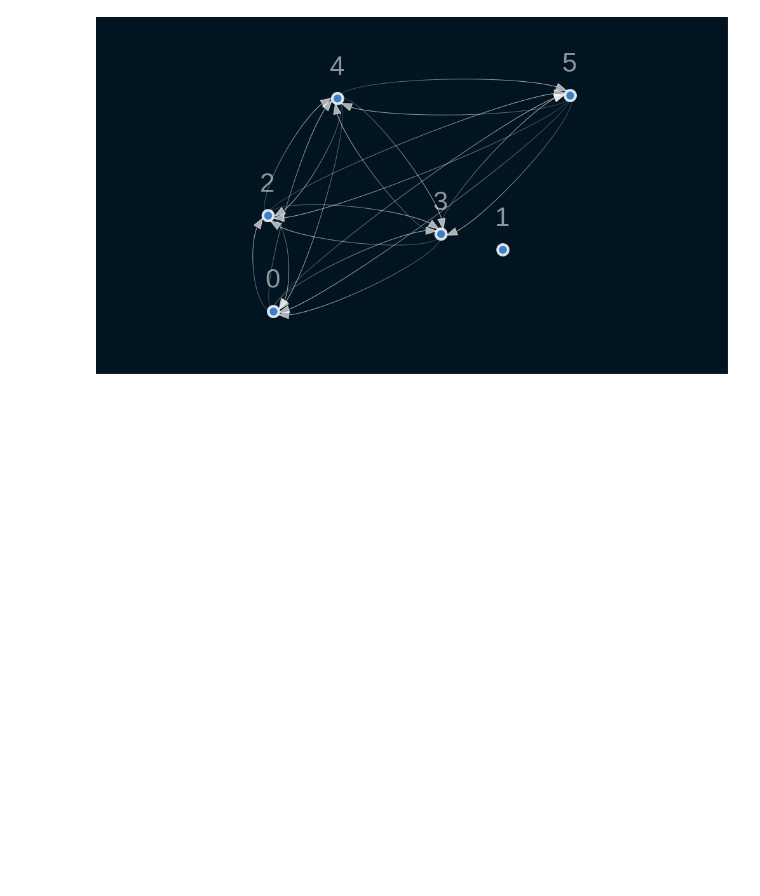
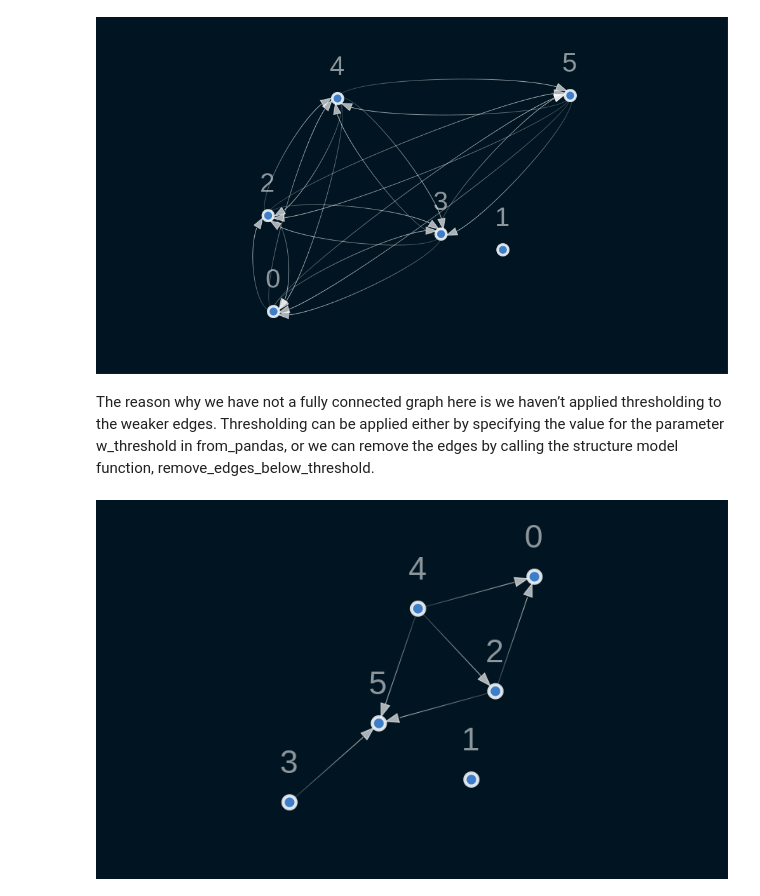
Before and after one commit to yonamg/Causal_Inference_Model, a Jupyter notebook: notebook/Causality.ipynb, the cells around one changed output. Saved outputs shown, nothing was run; the diff lists cells and outputs as text; code cells hidden in the pictures; blank space fills up the shorter version.

Commit message:
threshold=0.8

```diff
--- a/notebook/Causality.ipynb
+++ b/notebook/Causality.ipynb
@@ -261,3 +261,16 @@ viz = plot_structure(
 Image(viz.draw(format='png'))
 # %% [output]
 [figure]
+# %% [markdown]
+The reason why we have not a fully connected graph here is we haven’t applied thresholding to the weaker edges. Thresholding can be applied either by specifying the value for the parameter w_threshold in from_pandas, or we can remove the edges by calling the structure model function, remove_edges_below_threshold.
+# %%
+sm.remove_edges_below_threshold(0.8)
+viz = plot_structure(
+    sm,
+    graph_attributes={"scale": "0.5"},
+    all_node_attributes=NODE_STYLE.WEAK,
+    all_edge_attributes=EDGE_STYLE.WEAK,
+)
+Image(viz.draw(format='png'))
+# %% [output]
+[figure, added]
```
